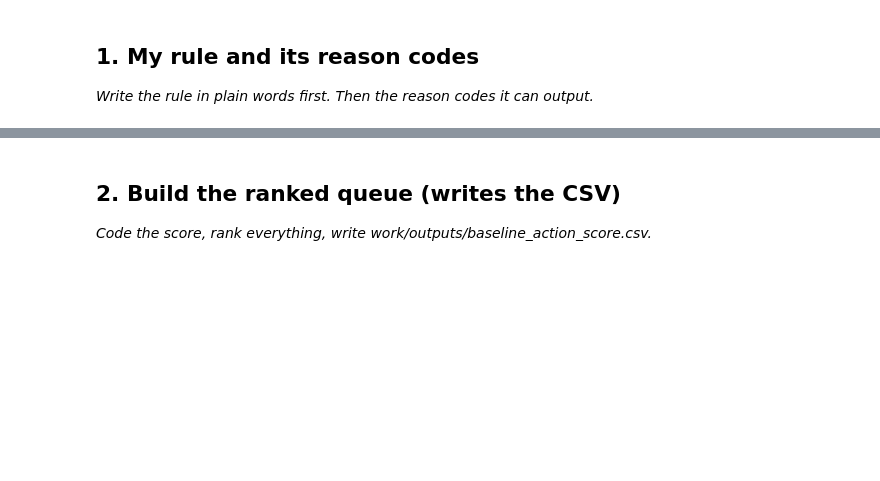
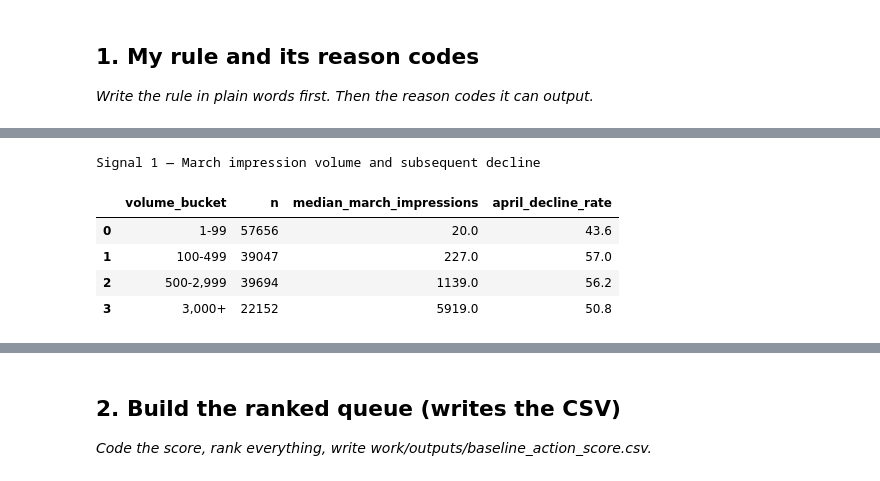
Before and after one commit to ahmedfurqan1/FlyRank-MachineLearning, a Jupyter notebook: work/notebooks/w04_baseline_score.ipynb, the cells around one changed output, grey strips where cells are left out. Saved outputs shown, nothing was run; the diff lists cells and outputs as text; code cells hidden in the pictures; blank space fills up the shorter version.

```diff
--- a/work/notebooks/w04_baseline_score.ipynb
+++ b/work/notebooks/w04_baseline_score.ipynb
@@ -12,0 +144,34 @@ This skeleton is yours to fill. Work the sections **in order** — each one has
+# %%
+volume_labels = ["1-99", "100-499", "500-2,999", "3,000+"]
+
+analysis_df["volume_bucket"] = pd.cut(
+    analysis_df["march_impressions"],
+    bins=[0, 100, 500, 3000, np.inf],
+    labels=volume_labels,
+    right=False,
+)
+
+volume_signal_table = (
+    analysis_df
+    .groupby("volume_bucket", observed=False)
+    .agg(
+        n=("content_hash_id", "size"),
+        median_march_impressions=("march_impressions", "median"),
+        april_decline_rate=("is_declining_label", "mean"),
+    )
+    .reset_index()
+)
+
+volume_signal_table["april_decline_rate"] = (
+    volume_signal_table["april_decline_rate"] * 100
+).round(1)
+
+print("Signal 1 — March impression volume and subsequent decline")
+display(volume_signal_table)
+# %% [output]
+Signal 1 — March impression volume and subsequent decline
+|  | volume_bucket | n | median_march_impressions | april_decline_rate |
+| 0 | 1-99 | 57656 | 20.0 | 43.6 |
+| 1 | 100-499 | 39047 | 227.0 | 57.0 |
+| 2 | 500-2,999 | 39694 | 1139.0 | 56.2 |
+| 3 | 3,000+ | 22152 | 5919.0 | 50.8 |
```
Also changed, not shown: parts of 24 cells of this notebook.
